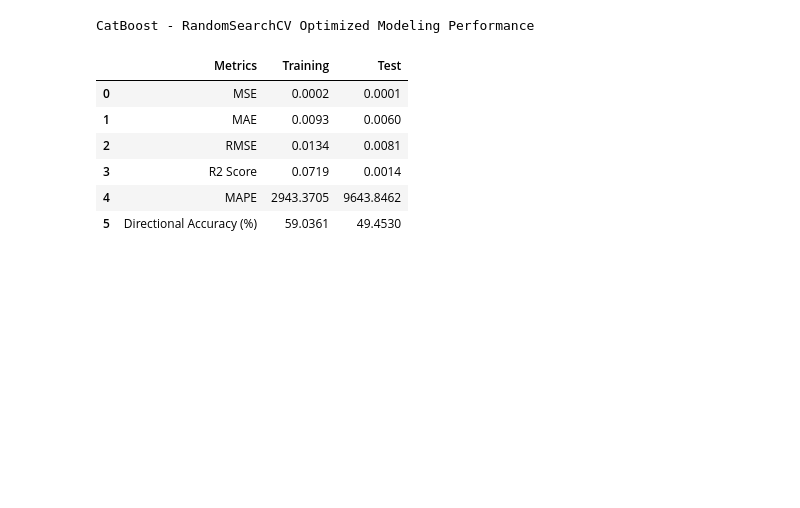
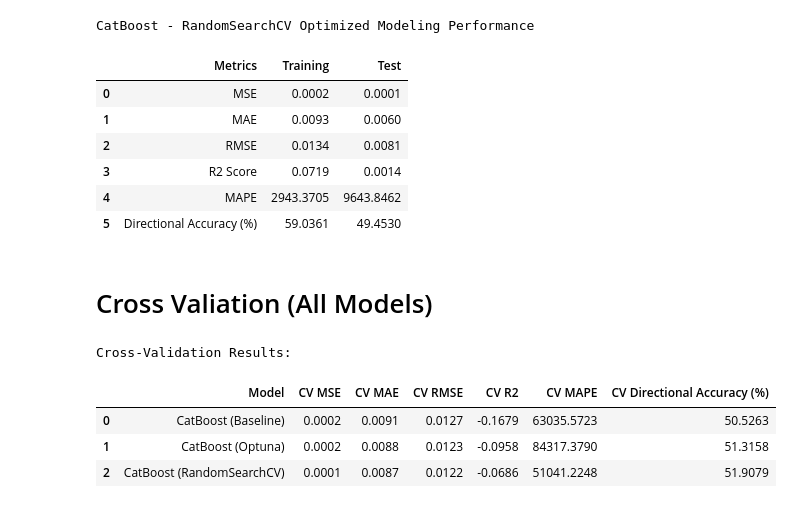
Before and after one commit to tshihab07/gold-price-forecasting, a Jupyter notebook: notebookes/model_CatBoost.ipynb, the cells around one changed output. Drawn from its saved outputs; the diff is of its cells as text; code cells hidden in the pictures; blank space fills up the shorter version.

Commit message:
feat(evaluation): implement cross-validation script and display formatted CV results table for analysis

```diff
--- a/notebookes/model_CatBoost.ipynb
+++ b/notebookes/model_CatBoost.ipynb
@@ -161,7 +161,6 @@ BASELINE_PARAMS = {
     'loss_function': 'RMSE',
     'eval_metric': 'RMSE',
     'random_seed': 42,
-    'use_best_model': True,
     'verbose': False
 }
 # %%
@@ -337,13 +335,12 @@ pruner = optuna.pruners.MedianPruner(n_startup_trials=10, n_warmup_steps=20)
 study = optuna.create_study(direction='minimize', sampler=optuna.samplers.TPESampler(seed=42), pruner=pruner)
 # %%
 # optimization
-study.optimize(objective, n_trials=50, show_progress_bar=True)
+study.optimize(objective, n_trials=N_TRIALS, show_progress_bar=True)
 
 # best parameter from optuna
 best_params_optuna = study.best_params
 
 best_params_optuna.update({
-    'use_best_model': True,
     'eval_metric': 'RMSE',
     'loss_function': 'RMSE',
     'random_seed': 42,
@@ -356,7 +353,8 @@ optuna_model = cb.CatBoostRegressor(**best_params_optuna)
 optuna_model.fit(x_train_cb, y_train,
                  eval_set=(x_test_cb, y_test),
                  early_stopping_rounds=EARLY_STOPPING_ROUNDS,
-                 verbose=False)
+                 verbose=False
+                )
 # %% [output]
 <catboost.core.CatBoostRegressor at 0x...>
 # %%
@@ -514,3 +512,30 @@ CatBoost - RandomSearchCV Optimized Modeling Performance
 | 3 | R2 Score | 0.0719 | 0.0014 |
 | 4 | MAPE | 2943.3705 | 9643.8462 |
 | 5 | Directional Accuracy (%) | 59.0361 | 49.4530 |
+# %% [markdown]
+# Cross Valiation (All Models)
+# %%
+# cross validation of all models
+cv_baseline = Evaluator.cv_evaluate(baseline_model, x_train_cb, y_train, cv)
+cv_optuna = Evaluator.cv_evaluate(optuna_model, x_train_cb, y_train, cv)
+cv_random = Evaluator.cv_evaluate(randomSearch_model, x_train_cb, y_train, cv)
+# %%
+# Evaluate cross-validation results
+cv_df = pd.DataFrame({
+    "Model": MODELS,
+    "CV MSE": [cv_baseline['CV MSE'], cv_optuna['CV MSE'], cv_random['CV MSE']],
+    "CV MAE": [cv_baseline['CV MAE'], cv_optuna['CV MAE'], cv_random['CV MAE']],
+    "CV RMSE": [cv_baseline['CV RMSE'], cv_optuna['CV RMSE'], cv_random['CV RMSE']],
+    "CV R2": [cv_baseline['CV R2'], cv_optuna['CV R2'], cv_random['CV R2']],
+    "CV MAPE": [cv_baseline['CV MAPE'], cv_optuna['CV MAPE'], cv_random['CV MAPE']],
+    "CV Directional Accuracy (%)": [cv_baseline['CV Directional Accuracy (%)'], cv_optuna['CV Directional Accuracy (%)'], cv_random['CV Directional Accuracy (%)']]
+}).round(4)
+
+print("Cross-Validation Results:")
+display(cv_df)
+# %% [output]
+Cross-Validation Results:
+|  | Model | CV MSE | CV MAE | CV RMSE | CV R2 | CV MAPE | CV Directional Accuracy (%) |
+| 0 | CatBoost (Baseline) | 0.0002 | 0.0091 | 0.0127 | -0.1679 | 63035.5723 | 50.5263 |
+| 1 | CatBoost (Optuna) | 0.0002 | 0.0088 | 0.0123 | -0.0958 | 84317.3790 | 51.3158 |
+| 2 | CatBoost (RandomSearchCV) | 0.0001 | 0.0087 | 0.0122 | -0.0686 | 51041.2248 | 51.9079 |
```
Also changed, not shown: parts of 2 cells of this notebook.
